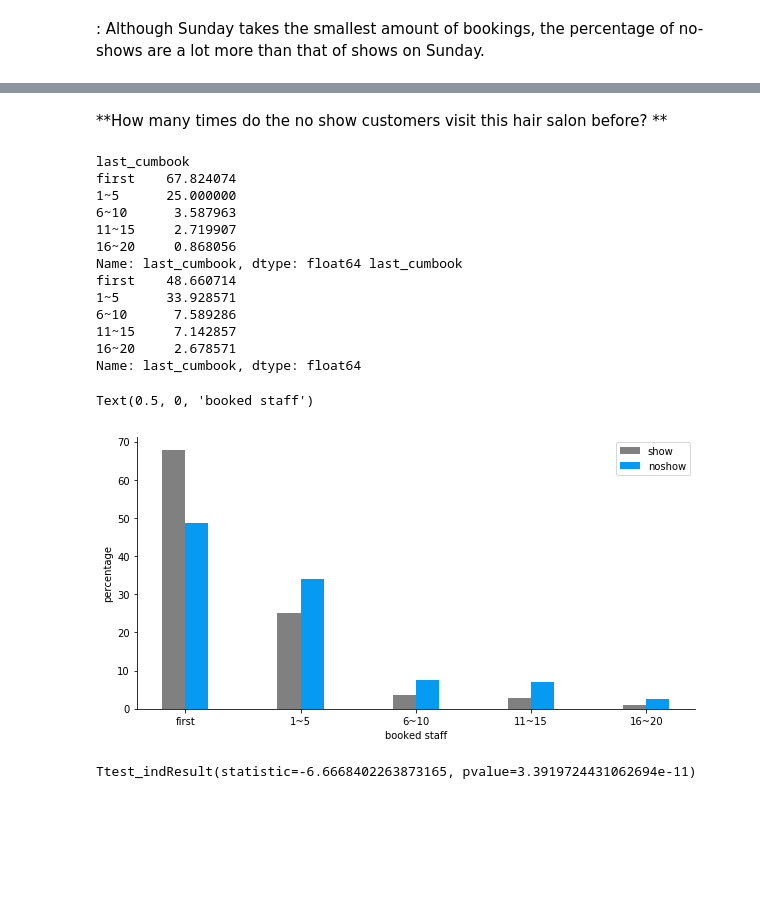
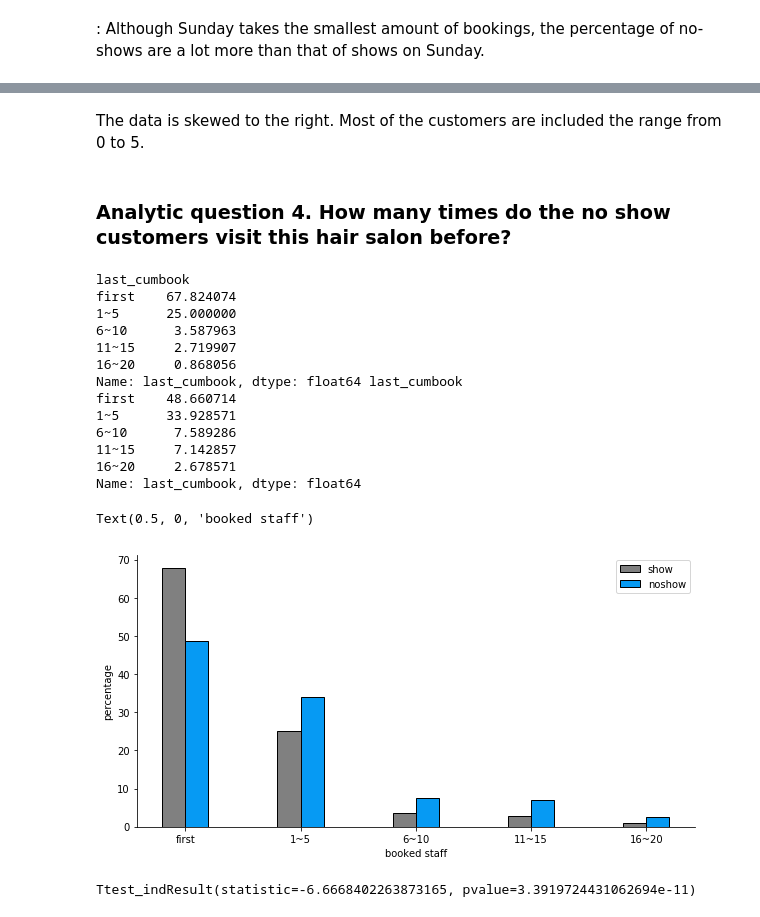
Before and after one commit to datasciyj/Assignments, a Jupyter notebook: Capstone_Analytic_Report.ipynb, the cells around one changed output, grey strips where cells are left out. Drawn from its saved outputs; the diff is of its cells as text; code cells hidden in the pictures; blank space fills up the shorter version.

```diff
--- a/Capstone_Analytic_Report.ipynb
+++ b/Capstone_Analytic_Report.ipynb
@@ -321,0 +305,11 @@ Text(0.5, 1.0, 'no show')
+# %%
+#chi square test between show and no show customers
+
+show_raw=show_raw.reindex(newidx)
+noshow_raw=noshow_raw.reindex(newidx)
+noshow_raw=noshow_raw.fillna(0)
+
+f=np.array([show_raw,noshow_raw])
+
+results=stats.chi2_contingency(f)
+print('statistics: %.3f p-value: %.3f'%(results[0], results[1]))
@@ -322,5 +335,7 @@ Text(0.5, 1.0, 'no show')
+# %% [markdown]
+The data is skewed to the right. Most of the customers are included the range from 0 to 5.
 # %% [markdown]
-**How many times do the no show customers visit this hair salon before? **
+### Analytic question 4. How many times do the no show customers visit this hair salon before?
 # %%
 #provide percentage of the data
 #categorize cumulative numbers of previous booking: first time, 1-5, 6-10, 11-15, 16-20
@@ -339,36 +354,36 @@ print(show,noshow)
 N=5
 ind=np.arange(N)
 width=0.2
 
 fig=plt.figure(figsize=[10,5])
 ax=fig.add_subplot(111)
 
-ax.bar(ind, show, width, color='gray', label='show')
-ax.bar(ind+width, noshow, width, color='xkcd:azure', label='noshow')
+ax.bar(ind, show, width, color='gray', label='show', edgecolor='black')
+ax.bar(ind+width, noshow, width, color='xkcd:azure', label='noshow', edgecolor='black')
 ax.legend()
 ax.spines['top'].set_visible(False)
 ax.spines['right'].set_visible(False)
 
 ax.set_xticks(ind+width/2)
 ax.set_xticklabels(['first', '1~5', '6~10', '11~15', '16~20'])
 plt.ylabel('percentage')
 plt.xlabel('booked staff')
 # %% [output]
 last_cumbook
 first    67.824074
 1~5      25.000000
 6~10      3.587963
 11~15     2.719907
 16~20     0.868056
 Name: last_cumbook, dtype: float64 last_cumbook
 first    48.660714
 1~5      33.928571
 6~10      7.589286
 11~15     7.142857
 16~20     2.678571
 Name: last_cumbook, dtype: float64
 Text(0.5, 0, 'booked staff')
-[figure, old version]
+[figure, new version]
 # %%
 from scipy import stats
 
```
Also changed, not shown: parts of 39 cells of this notebook.
